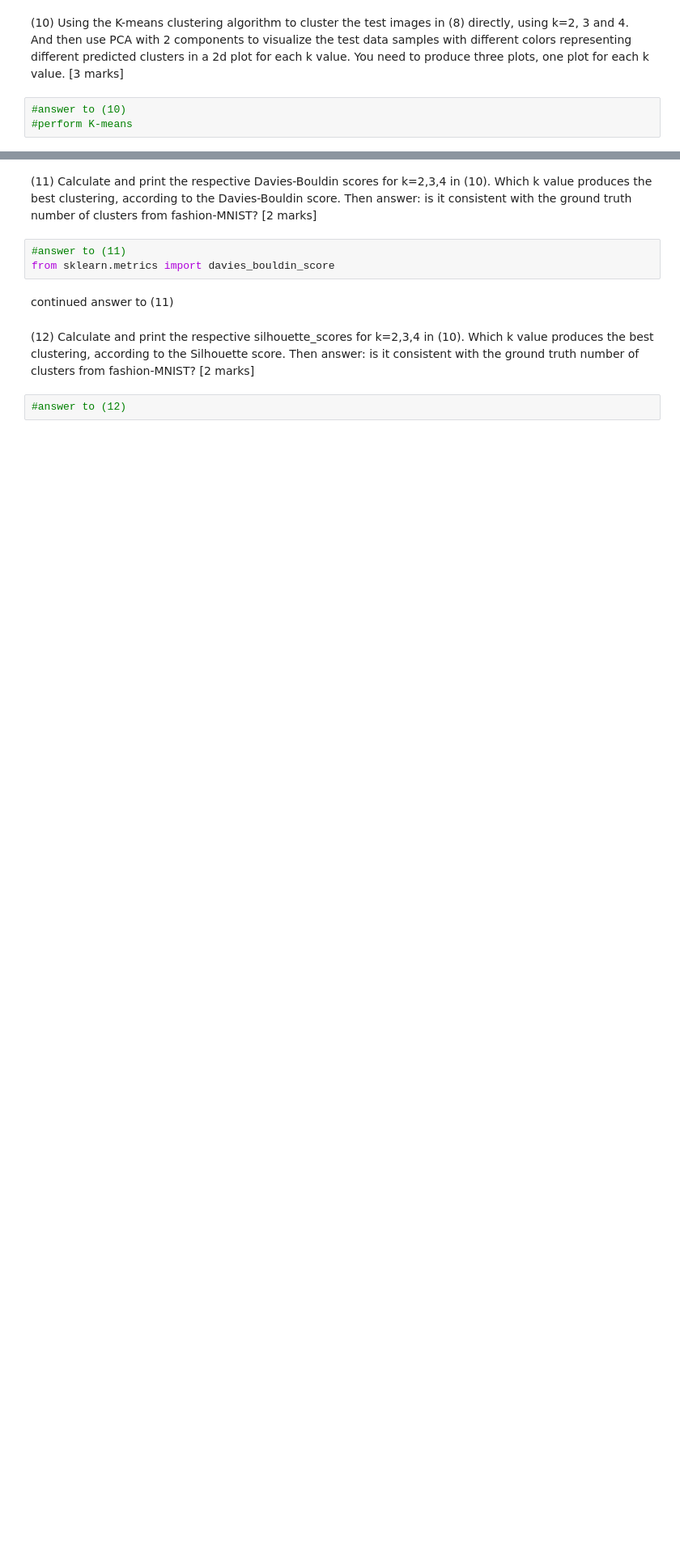
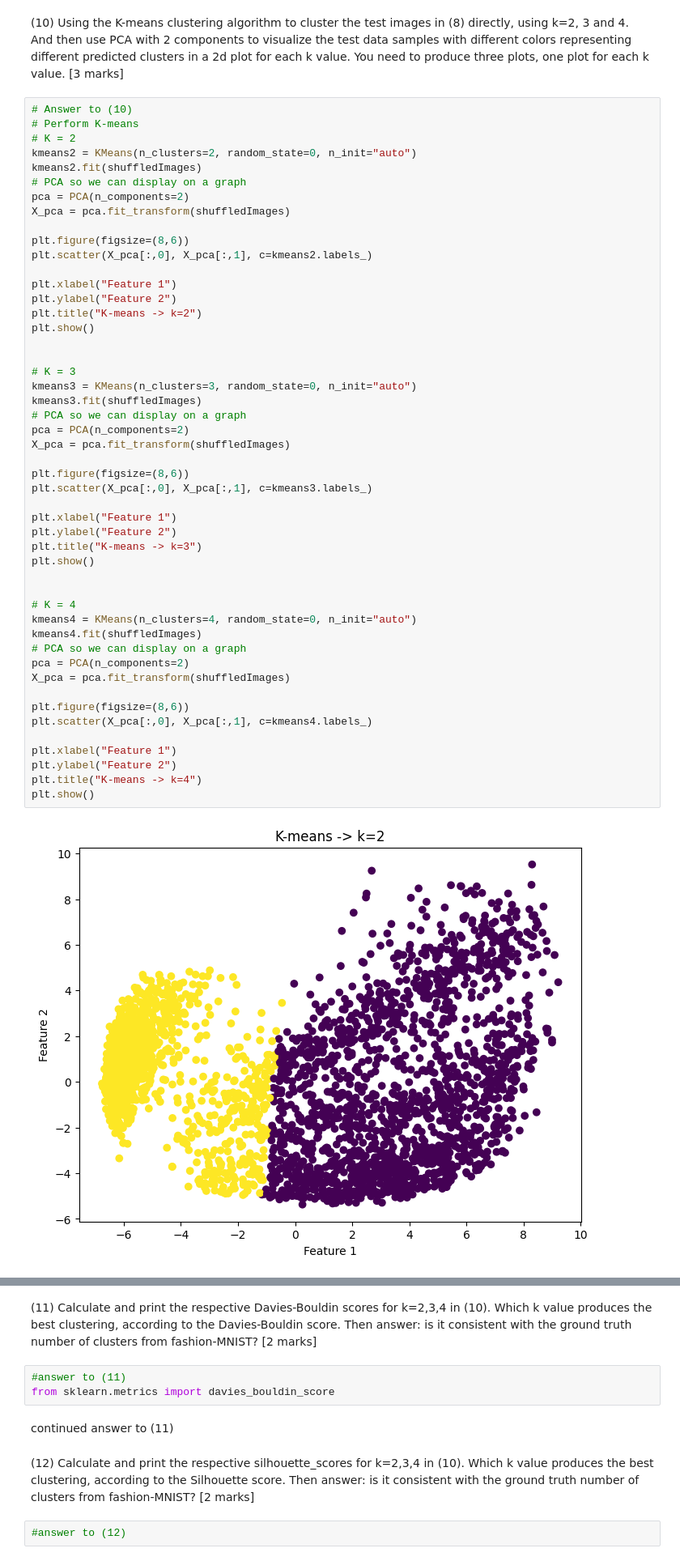
Before and after one commit to SpaceEnthusiast07/UNI, a Jupyter notebook: COM1011 - Machine Learning/Coursework/CW2/COM1011_750032575.ipynb, the cells around one changed output, grey strips where cells are left out. Shown at 81% size. Cells and saved outputs as stored; diff of their text form; blank space fills up the shorter version.

```diff
--- a/COM1011 - Machine Learning/Coursework/CW2/COM1011_750032575.ipynb
+++ b/COM1011 - Machine Learning/Coursework/CW2/COM1011_750032575.ipynb
@@ -149,5 +179,53 @@ print(y_test.shape)
 # %% [markdown]
 (10) Using the K-means clustering algorithm to cluster the test images in (8) directly, using k=2, 3 and 4. And then use PCA with 2 components to visualize the test data samples with different colors representing different predicted clusters in a 2d plot for each k value. You need to produce three plots, one plot for each k value. [3 marks]
 # %%
-#answer to (10)
-#perform K-means
+# Answer to (10)
+# Perform K-means
+# K = 2
+kmeans2 = KMeans(n_clusters=2, random_state=0, n_init="auto")
+kmeans2.fit(shuffledImages)
+# PCA so we can display on a graph
+pca = PCA(n_components=2)
+X_pca = pca.fit_transform(shuffledImages)
+
+plt.figure(figsize=(8,6))
+plt.scatter(X_pca[:,0], X_pca[:,1], c=kmeans2.labels_)
+
+plt.xlabel("Feature 1")
+plt.ylabel("Feature 2")
+plt.title("K-means -> k=2")
+plt.show()
+
+
+# K = 3
+kmeans3 = KMeans(n_clusters=3, random_state=0, n_init="auto")
+kmeans3.fit(shuffledImages)
+# PCA so we can display on a graph
+pca = PCA(n_components=2)
+X_pca = pca.fit_transform(shuffledImages)
+
+plt.figure(figsize=(8,6))
+plt.scatter(X_pca[:,0], X_pca[:,1], c=kmeans3.labels_)
+
+plt.xlabel("Feature 1")
+plt.ylabel("Feature 2")
+plt.title("K-means -> k=3")
+plt.show()
+
+
+# K = 4
+kmeans4 = KMeans(n_clusters=4, random_state=0, n_init="auto")
+kmeans4.fit(shuffledImages)
+# PCA so we can display on a graph
+pca = PCA(n_components=2)
+X_pca = pca.fit_transform(shuffledImages)
+
+plt.figure(figsize=(8,6))
+plt.scatter(X_pca[:,0], X_pca[:,1], c=kmeans4.labels_)
+
+plt.xlabel("Feature 1")
+plt.ylabel("Feature 2")
+plt.title("K-means -> k=4")
+plt.show()
+# %% [output]
+[figure, added]
```
Also changed, not shown: parts of 10 cells of this notebook.
